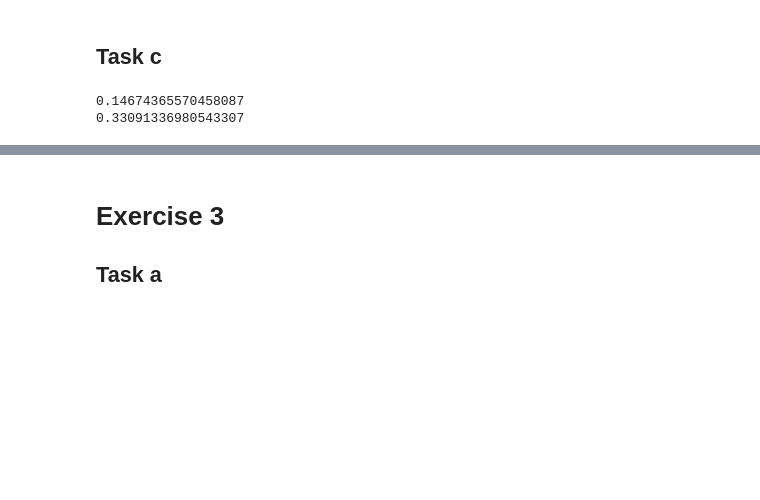
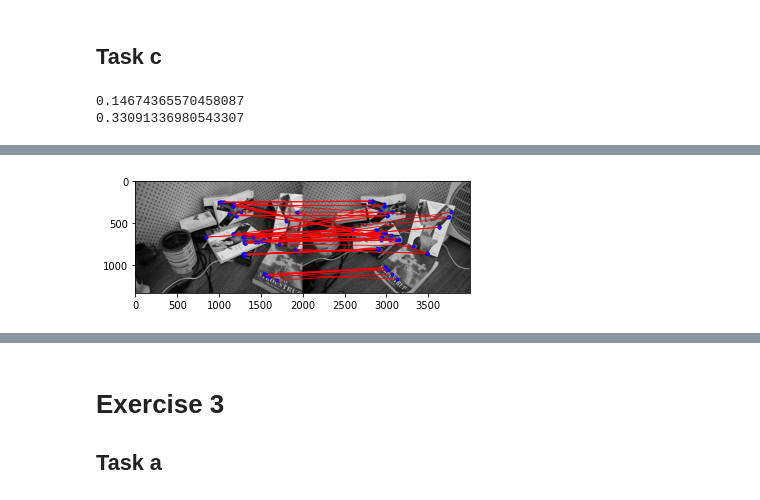
Before and after one commit to ZanMervic/ComputerVision, a Jupyter notebook: 5/assignment5.ipynb, the cells around one changed output, grey strips where cells are left out. Cells and saved outputs as stored; diff of their text form; code cells hidden in the pictures; blank space fills up the shorter version.

Commit message:
Improvements on task 2d

```diff
--- a/5/assignment5.ipynb
+++ b/5/assignment5.ipynb
@@ -160,0 +163,98 @@ task_c()
+# %%
+def fundamental_ransac(correspondences, samples = 8, error = 1, iterations = 1000):
+    #Here we will sotre the largest number of inliers and the corresponding model
+    mostInliers = []
+    bestF = []
+    #We start the ransac loop
+    for i in range(0, iterations):
+        #Select 4 random correpondences
+        np.random.shuffle(correspondences)
+        randCorr = correspondences[:samples]
+        #Calculate the F for the random correspondences
+        pts1 = randCorr[:,0:2]
+        pts2 = randCorr[:,2:4]
+        F = fundamental_matrix(pts1, pts2)
+        #Calculate the error for all the correspondences
+        inliers = []
+        for corr in correspondences:
+            if(reprojection_error(F, corr[0:2], corr[2:4]) < error):
+                inliers.append(corr)
+        #If we have more inliers than the previous best model, we update the best model
+        if(len(inliers) > len(mostInliers)):
+            mostInliers = inliers
+            bestF = F
+
+    return bestF, np.asarray(mostInliers)
+
+
+
+
+def task_d():
+    #Load the images
+    I1 = cv2.cvtColor(cv2.imread("data\desk\DSC02638.JPG"), cv2.COLOR_BGR2GRAY)
+    I2 = cv2.cvtColor(cv2.imread("data\desk\DSC02640.JPG"), cv2.COLOR_BGR2GRAY)
+
+    #Find correspondences using cv2
+    orb = cv2.ORB_create()
+
+    kp1 = orb.detect(I1, None)
+    kp2 = orb.detect(I2, None)
+
+    kp1, des1 = orb.compute(I1, kp1)
+    kp2, des2 = orb.compute(I2, kp2)
+
+    bf = cv2.BFMatcher(cv2.NORM_HAMMING, crossCheck=True)
+
+    # Match descriptors.
+    matches = bf.match(des1, des2)
+
+    # Sort them in the order of their distance.
+    matches = sorted(matches, key=lambda x: x.distance)
+
+    #Get the pixel coordinates for each image
+    pts1 = np.asarray([kp1[mat.queryIdx].pt for mat in matches[:60]])
+    pts2 = np.asarray([kp2[mat.trainIdx].pt for mat in matches[:60]])
+
+    a4_utils.display_matches(I1, pts1, I2, pts2)
+
+    correspondences = np.hstack((pts1,pts2))
+
+    F, corr = fundamental_ransac(correspondences)
+
+    pts1 = np.asarray(corr[:,:2])
+    pts2 = np.asarray(corr[:,2:4])
+
+    #Transfrom the points into homogeneous coordinates
+    h_pts1 = np.hstack((pts1, np.ones((pts1.shape[0],1))))
+    h_pts2 = np.hstack((pts2, np.ones((pts2.shape[0],1))))
+
+    #Compute the epipolar lines for each point
+    L2 = []
+    for row in h_pts1:
+        L2.append(np.dot(F, row))
+    L1 = []
+    for row in h_pts2:
+        L1.append(np.dot(F.T, row))
+
+    plt.figure(figsize=(10,6))
+    plt.subplot(1,2,1)
+    plt.imshow(I1, cmap="gray")
+    #Draw the epipolar lines
+    for line in L1:
+        a5_utils.draw_epiline(line, I1.shape[0], I1.shape[1])
+    #Plot the points
+    plt.plot(pts1[:,0], pts1[:,1], 'r.', markersize=10)
+
+    plt.subplot(1,2,2)
+    plt.imshow(I2, cmap="gray")
+    #Draw the epipolar lines
+    for line in L2:
+        a5_utils.draw_epiline(line, I2.shape[0], I2.shape[1])
+    #Plot the points
+    plt.plot(pts2[:,0], pts2[:,1], 'r.', markersize=10)
+
+    plt.show()
+
+task_d()
+# %% [output]
+[figure, added]
```
Also changed, not shown: parts of 3 cells of this notebook, 2 other files.
